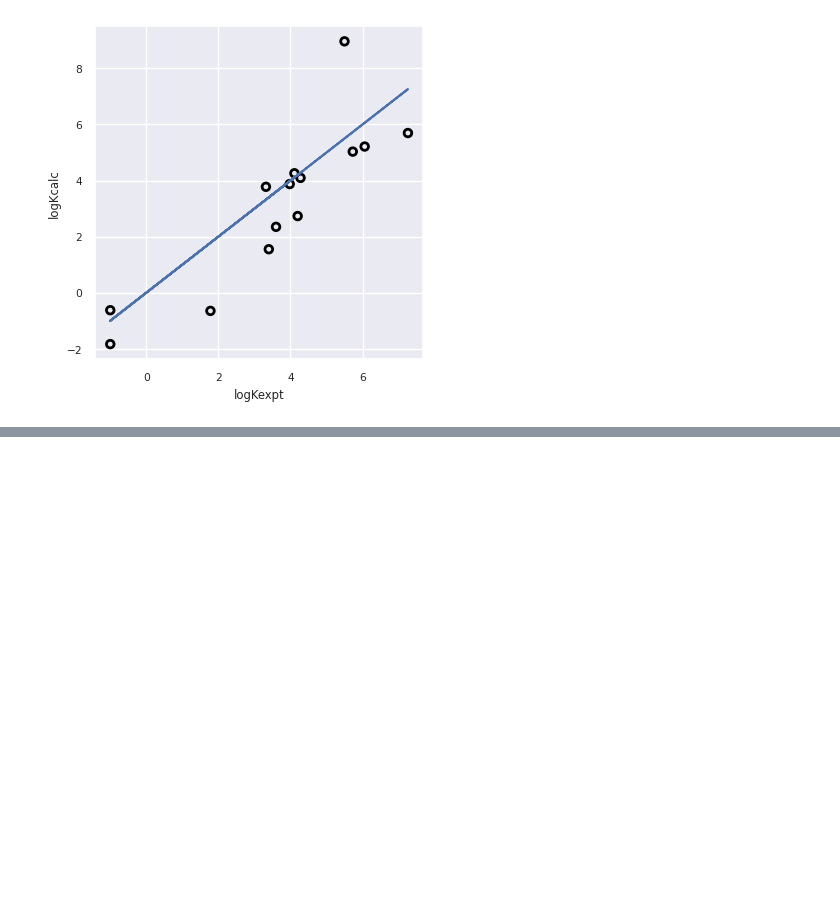
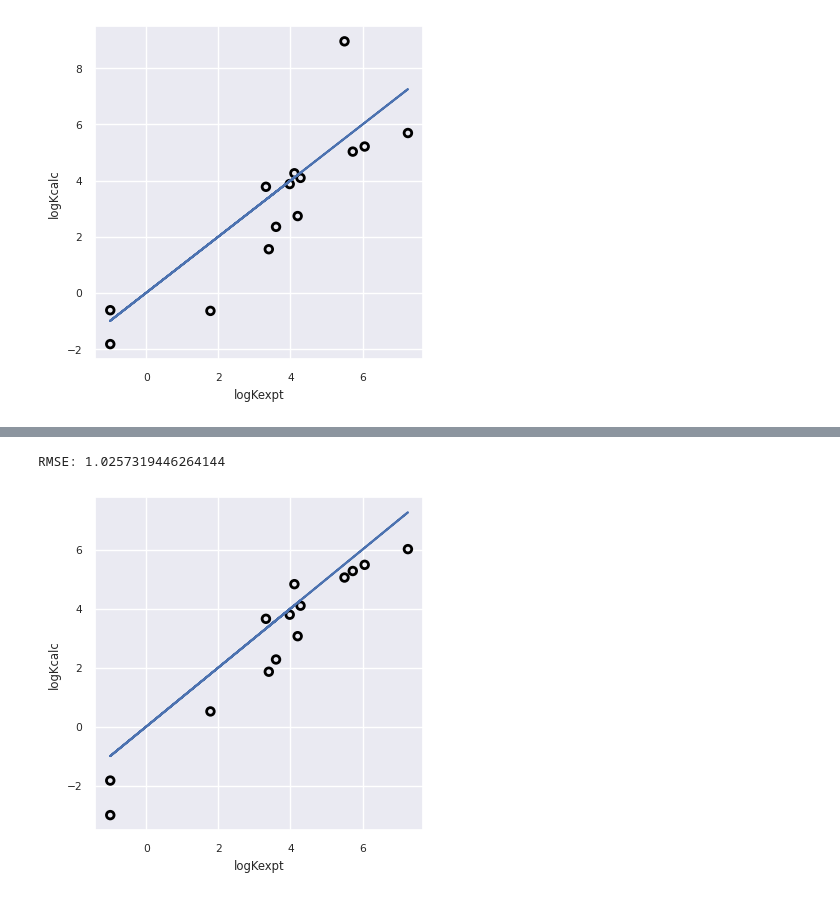
Before and after one commit to drsimonturega/vs_supra_rep, a Jupyter notebook: vs_supra_rep_002.ipynb, the cells around one changed output, grey strips where cells are left out. Drawn from its saved outputs; the diff is of its cells as text; code cells hidden in the pictures; blank space fills up the shorter version.

```diff
--- a/vs_supra_rep_002.ipynb
+++ b/vs_supra_rep_002.ipynb
@@ -366,0 +415,11 @@ RMSE: 1.4592095135224934
+# %%
+model = MLPRegressor(hidden_layer_sizes=(64, 32),max_iter=10000, random_state=42)
+model.fit(X_train, y_train)
+y_pred = model.predict(X_test)
+#coeff = model.coef_
+#print(f'Coefficients = {coeff}')
+print(f'RMSE: {root_mean_squared_error(y_test, y_pred)}')
+plotter.Plotter.hg_scatter_mod_tl(y_test, y_pred, "logKexpt", "logKcalc")
+# %% [output]
+RMSE: 1.0257319446264144
+[figure, added]
```
Also changed, not shown: parts of 8 cells of this notebook.
